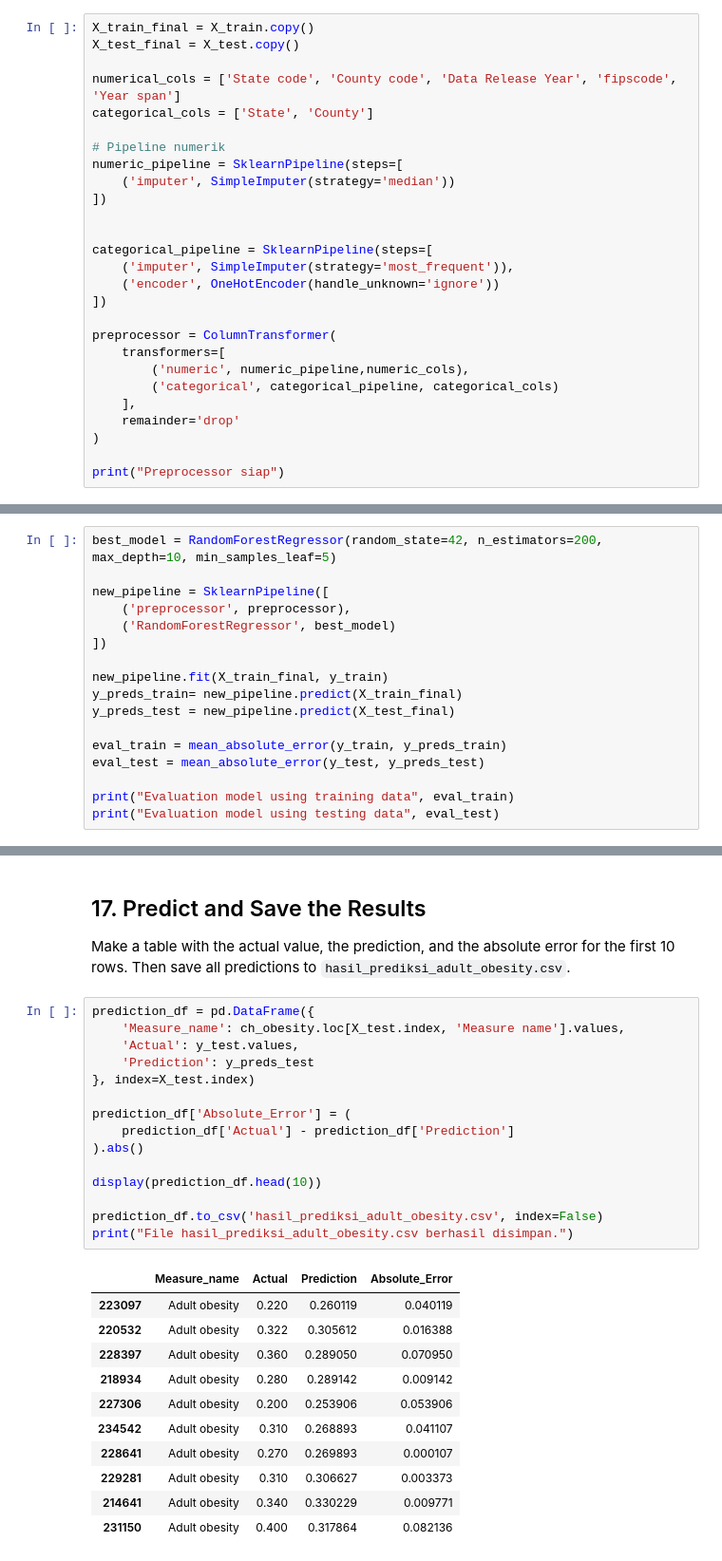
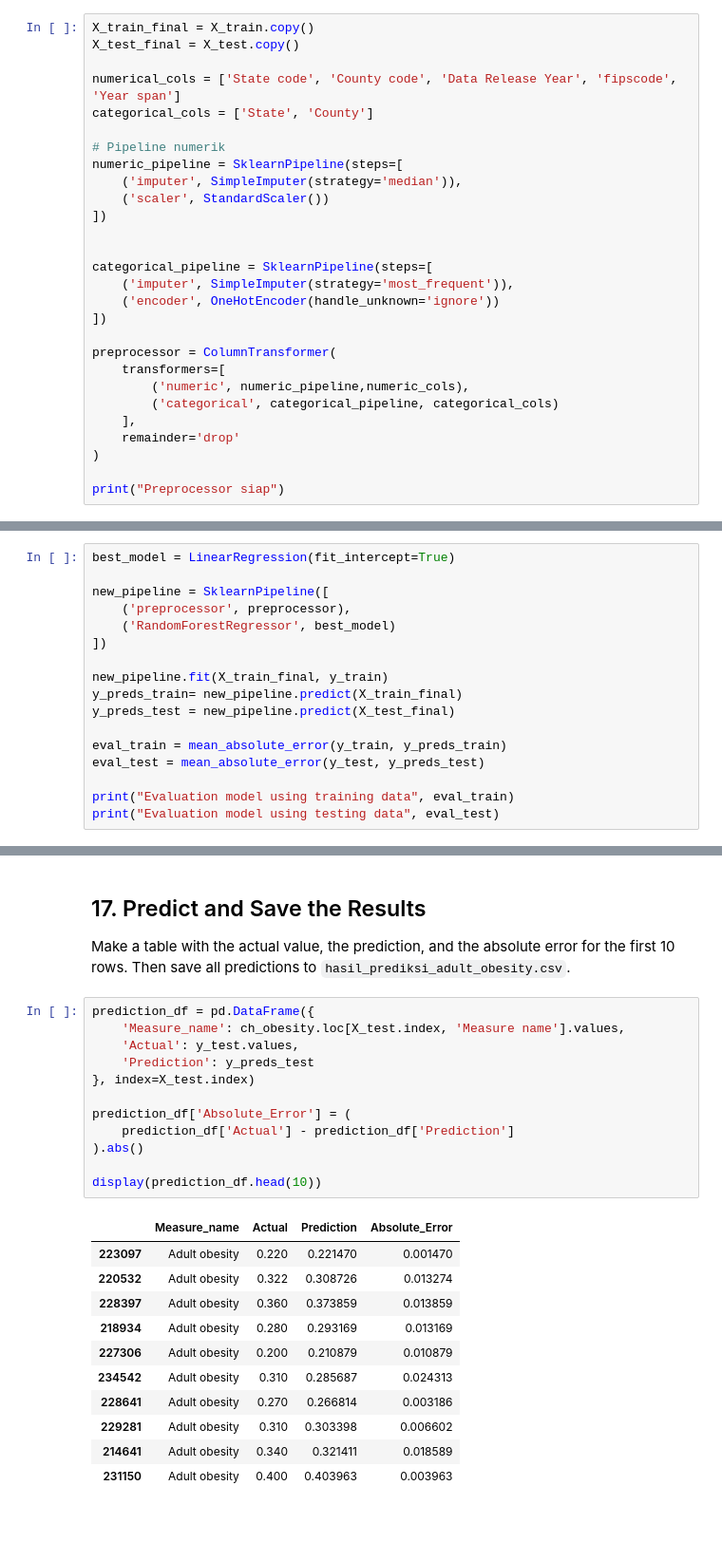
Before and after one commit to Argafostein/County-Health-Rankings-Raw-Value-Prediction, a Jupyter notebook: EDA+Preprocessing+model.ipynb, the cells around one changed output, grey strips where cells are left out. Shown at 95% size. Saved outputs shown, nothing was run; the diff lists cells and outputs as text; blank space fills up the shorter version.

```diff
--- a/EDA+Preprocessing+model.ipynb
+++ b/EDA+Preprocessing+model.ipynb
@@ -237,7 +247,8 @@ categorical_cols = ['State', 'County']
 
 # Pipeline numerik
 numeric_pipeline = SklearnPipeline(steps=[
-    ('imputer', SimpleImputer(strategy='median'))
+    ('imputer', SimpleImputer(strategy='median')),
+    ('scaler', StandardScaler())
 ])
 
 
@@ -307,7 +395,7 @@ Train **RandomForestRegressor** again with new settings (`n_estimators=200`, `ma
 
 The MAE on train (about 0.0208) and on test (about 0.0208) are almost the same, so the model is **not overfitting** and should work well on new data.
 # %%
-best_model = RandomForestRegressor(random_state=42, n_estimators=200, max_depth=10, min_samples_leaf=5)
+best_model = LinearRegression(fit_intercept=True)
 
 new_pipeline = SklearnPipeline([
     ('preprocessor', preprocessor),
@@ -333,27 +421,24 @@ Make a table with the actual value, the prediction, and the absolute error for t
 # %%
 prediction_df = pd.DataFrame({
     'Measure_name': ch_obesity.loc[X_test.index, 'Measure name'].values,
     'Actual': y_test.values,
     'Prediction': y_preds_test
 }, index=X_test.index)
 
 prediction_df['Absolute_Error'] = (
     prediction_df['Actual'] - prediction_df['Prediction']
 ).abs()
 
 display(prediction_df.head(10))
-
-prediction_df.to_csv('hasil_prediksi_adult_obesity.csv', index=False)
-print("File hasil_prediksi_adult_obesity.csv berhasil disimpan.")
 # %% [output]
 |  | Measure_name | Actual | Prediction | Absolute_Error |
-| 223097 | Adult obesity | 0.220 | 0.260119 | 0.040119 |
-| 220532 | Adult obesity | 0.322 | 0.305612 | 0.016388 |
-| 228397 | Adult obesity | 0.360 | 0.289050 | 0.070950 |
-| 218934 | Adult obesity | 0.280 | 0.289142 | 0.009142 |
-| 227306 | Adult obesity | 0.200 | 0.253906 | 0.053906 |
-| 234542 | Adult obesity | 0.310 | 0.268893 | 0.041107 |
-| 228641 | Adult obesity | 0.270 | 0.269893 | 0.000107 |
-| 229281 | Adult obesity | 0.310 | 0.306627 | 0.003373 |
-| 214641 | Adult obesity | 0.340 | 0.330229 | 0.009771 |
-| 231150 | Adult obesity | 0.400 | 0.317864 | 0.082136 |
+| 223097 | Adult obesity | 0.220 | 0.221470 | 0.001470 |
+| 220532 | Adult obesity | 0.322 | 0.308726 | 0.013274 |
+| 228397 | Adult obesity | 0.360 | 0.373859 | 0.013859 |
+| 218934 | Adult obesity | 0.280 | 0.293169 | 0.013169 |
+| 227306 | Adult obesity | 0.200 | 0.210879 | 0.010879 |
+| 234542 | Adult obesity | 0.310 | 0.285687 | 0.024313 |
+| 228641 | Adult obesity | 0.270 | 0.266814 | 0.003186 |
+| 229281 | Adult obesity | 0.310 | 0.303398 | 0.006602 |
+| 214641 | Adult obesity | 0.340 | 0.321411 | 0.018589 |
+| 231150 | Adult obesity | 0.400 | 0.403963 | 0.003963 |
```
Also changed, not shown: parts of 6 cells of this notebook, 1 other file.
